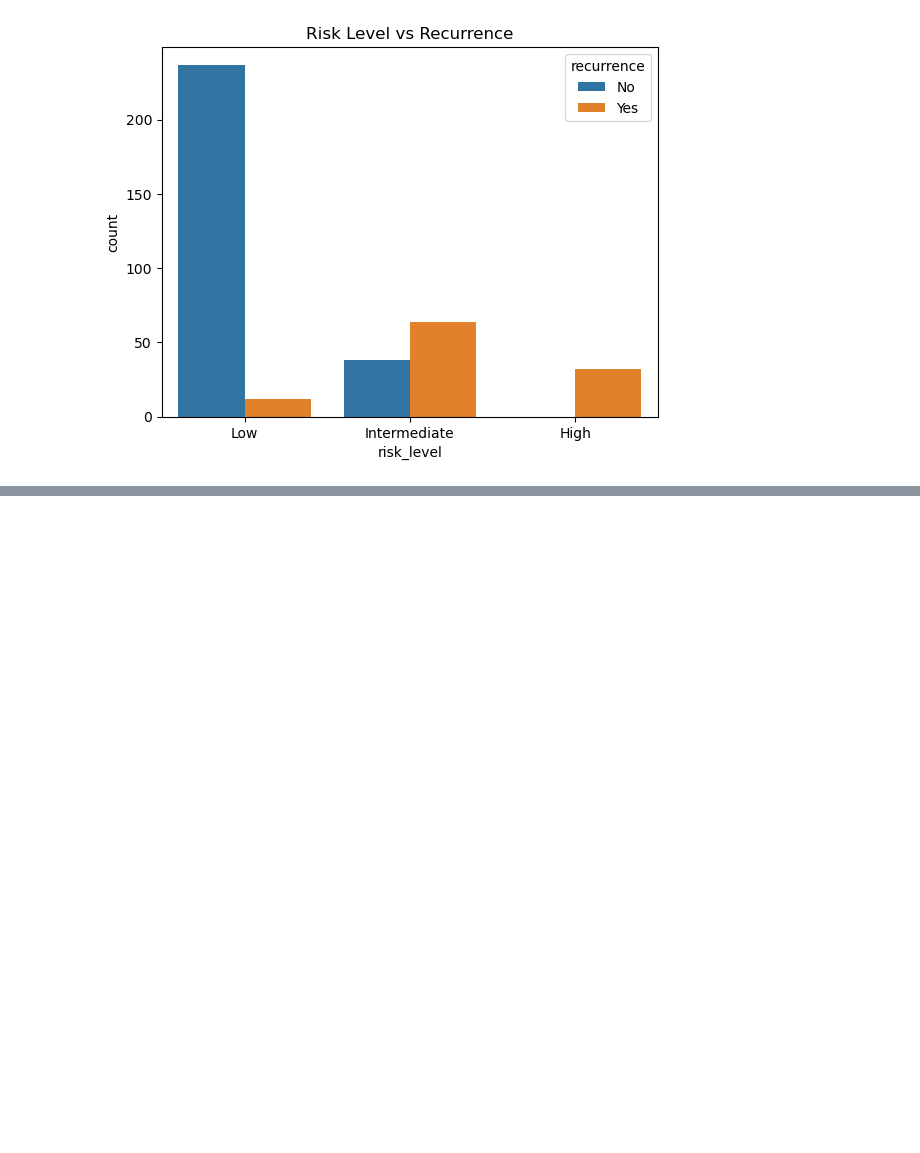
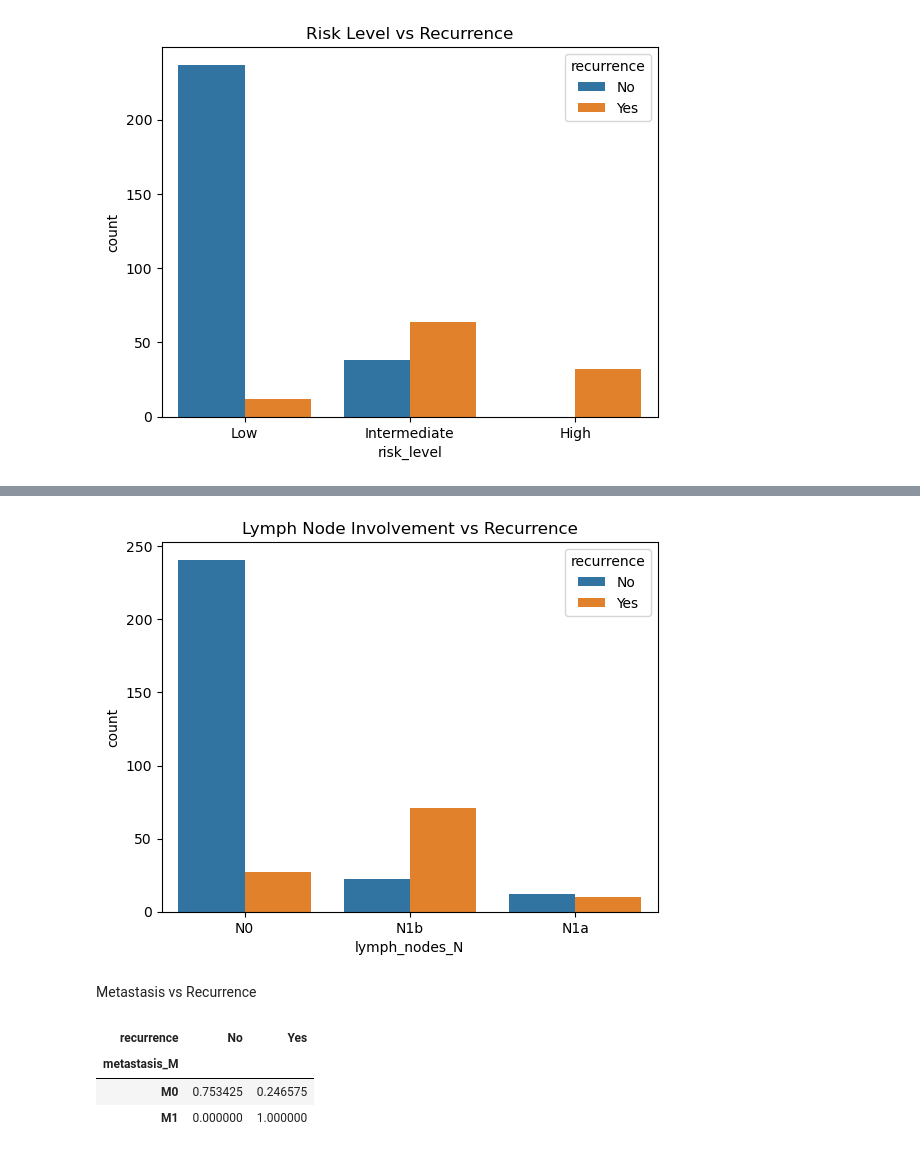
Before and after one commit to hassanh7n/thyroid_disease, a Jupyter notebook: notebooks/Thyroid_Disease.ipynb, the cells around one changed output, grey strips where cells are left out. Cells and saved outputs as stored; diff of their text form; code cells hidden in the pictures; blank space fills up the shorter version.

```diff
--- a/notebooks/Thyroid_Disease.ipynb
+++ b/notebooks/Thyroid_Disease.ipynb
@@ -208,0 +239,15 @@ plt.show()
+# %%
+sns.countplot(x='lymph_nodes_N', hue='recurrence', data=df)
+plt.title("Lymph Node Involvement vs Recurrence")
+plt.show()
+# %% [output]
+[figure, added]
+# %% [markdown]
+Metastasis vs Recurrence
+# %%
+pd.crosstab(df['metastasis_M'], df['recurrence'], normalize='index')
+# %% [output]
+| recurrence | No | Yes |
+| metastasis_M |  |  |
+| M0 | 0.753425 | 0.246575 |
+| M1 | 0.000000 | 1.000000 |
```
Also changed, not shown: parts of 9 cells of this notebook.
